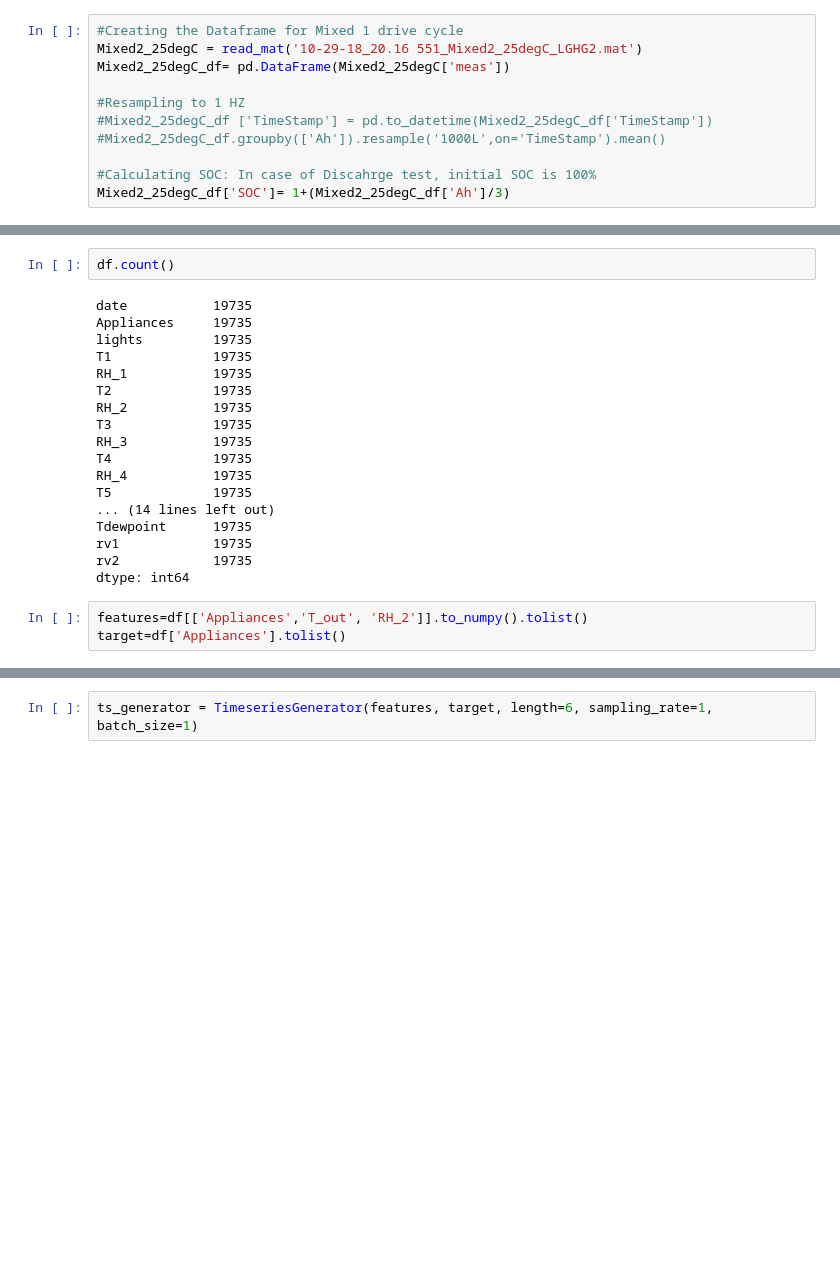
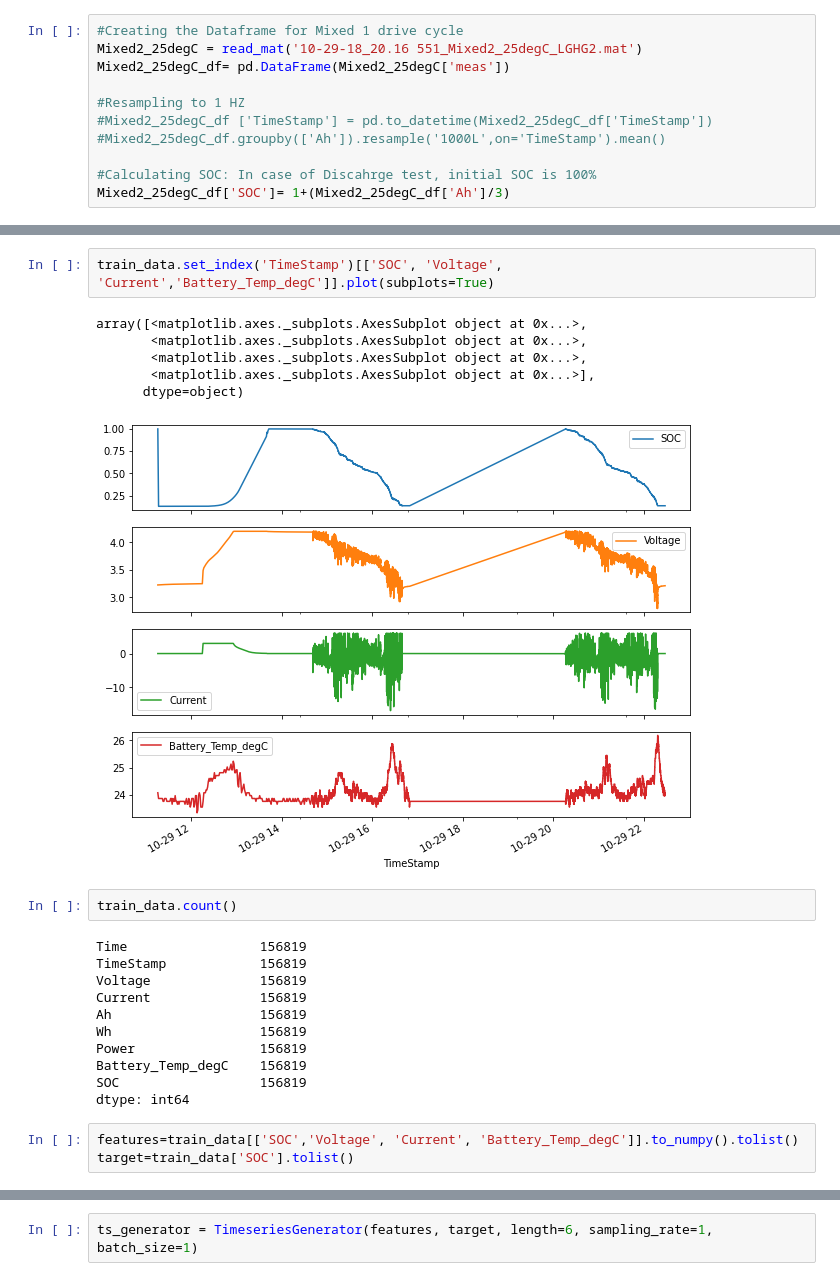
Before and after one commit to kamrulhuda/Time_Series_Analysis, a Jupyter notebook: LG_Time_Series_Functions_for_Sequencing.ipynb, the cells around one changed output, grey strips where cells are left out. Saved outputs shown, nothing was run; the diff lists cells and outputs as text; blank space fills up the shorter version.

```diff
--- a/LG_Time_Series_Functions_for_Sequencing.ipynb
+++ b/LG_Time_Series_Functions_for_Sequencing.ipynb
@@ -151,26 +170,28 @@ array([<matplotlib.axes._subplots.AxesSubplot object at 0x...>,
+# %%
+train_data.set_index('TimeStamp')[['SOC', 'Voltage', 'Current','Battery_Temp_degC']].plot(subplots=True)
+# %% [output]
+array([<matplotlib.axes._subplots.AxesSubplot object at 0x...>,
+       <matplotlib.axes._subplots.AxesSubplot object at 0x...>,
+       <matplotlib.axes._subplots.AxesSubplot object at 0x...>,
+       <matplotlib.axes._subplots.AxesSubplot object at 0x...>],
+      dtype=object)
+[figure, added]
 # %%
-df.count()
+train_data.count()
 # %% [output]
-date           19735
-Appliances     19735
-lights         19735
-T1             19735
-RH_1           19735
-T2             19735
-RH_2           19735
-T3             19735
-RH_3           19735
-T4             19735
-RH_4           19735
-T5             19735
-... (14 lines left out)
-Tdewpoint      19735
-rv1            19735
-rv2            19735
+Time                 156819
+TimeStamp            156819
+Voltage              156819
+Current              156819
+Ah                   156819
+Wh                   156819
+Power                156819
+Battery_Temp_degC    156819
+SOC                  156819
 dtype: int64
-# %%
-features=df[['Appliances','T_out', 'RH_2']].to_numpy().tolist()
-target=df['Appliances'].tolist()
+# %%
+features=train_data[['SOC','Voltage', 'Current', 'Battery_Temp_degC']].to_numpy().tolist()
+target=train_data['SOC'].tolist()
 # %%
 features[0:11]
 # %% [output]
```
Also changed, not shown: parts of 28 cells of this notebook.
